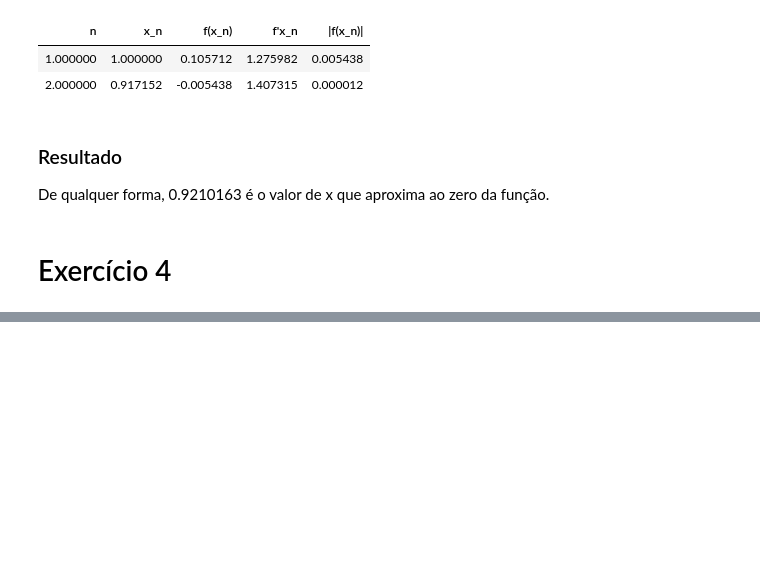
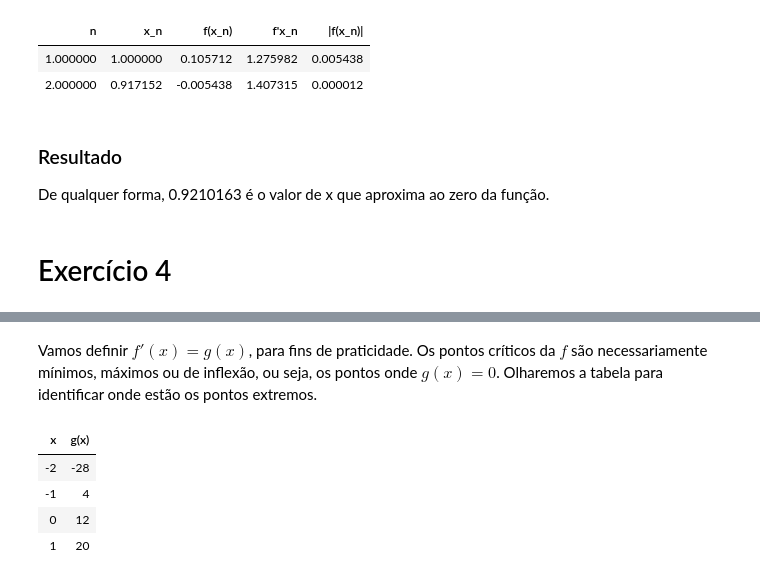
Before and after one commit to edumangabeira/AulasENCE, a Jupyter notebook: Lista1_Parte2_Calc3.ipynb, the cells around one changed output, grey strips where cells are left out. Saved outputs shown, nothing was run; the diff lists cells and outputs as text; code cells hidden in the pictures; blank space fills up the shorter version.

```diff
--- a/Lista1_Parte2_Calc3.ipynb
+++ b/Lista1_Parte2_Calc3.ipynb
@@ -425,0 +444,16 @@ De qualquer forma, 0.9210163 é o valor de x que aproxima ao zero da função.
+# %% [markdown]
+Vamos definir $f'(x) = g(x)$, para fins de praticidade. Os pontos críticos da $f$ são necessariamente mínimos, máximos ou de inflexão, ou seja, os pontos onde $g(x) = 0$. Olharemos a tabela para identificar onde estão os pontos extremos.
+# %%
+import pandas as pd
+
+x = [-2,-1, 0, 1]
+f_x = [4*j**3 + 4*j + 12 for j in x]
+tabela = {'x': pd.Series(data = x), 'g(x)': pd.Series(data = f_x)}
+tabela = pd.DataFrame(tabela)
+tabela.style.hide_index()
+# %% [output]
+| x | g(x) |
+| -2 | -28 |
+| -1 | 4 |
+| 0 | 12 |
+| 1 | 20 |
```
Also changed, not shown: parts of 19 cells of this notebook.
